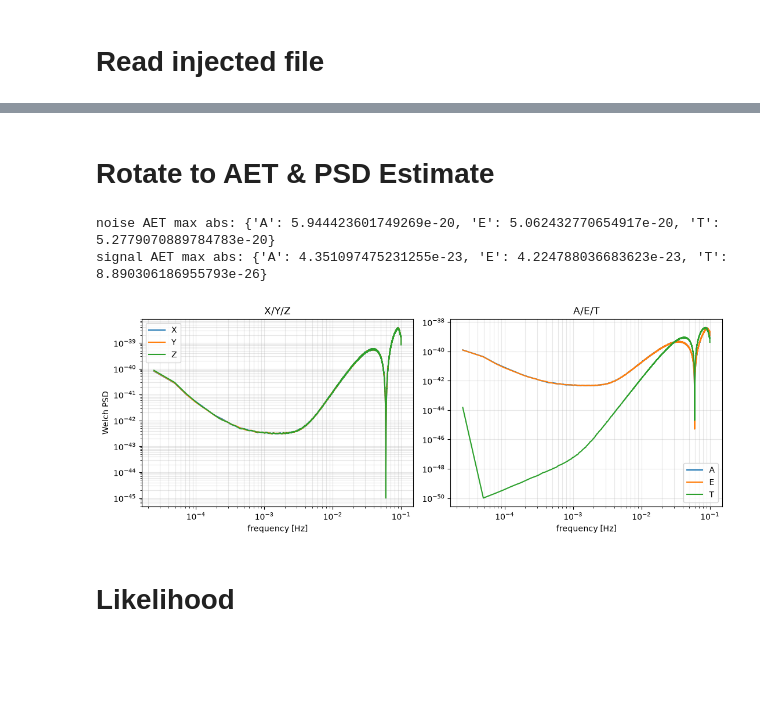
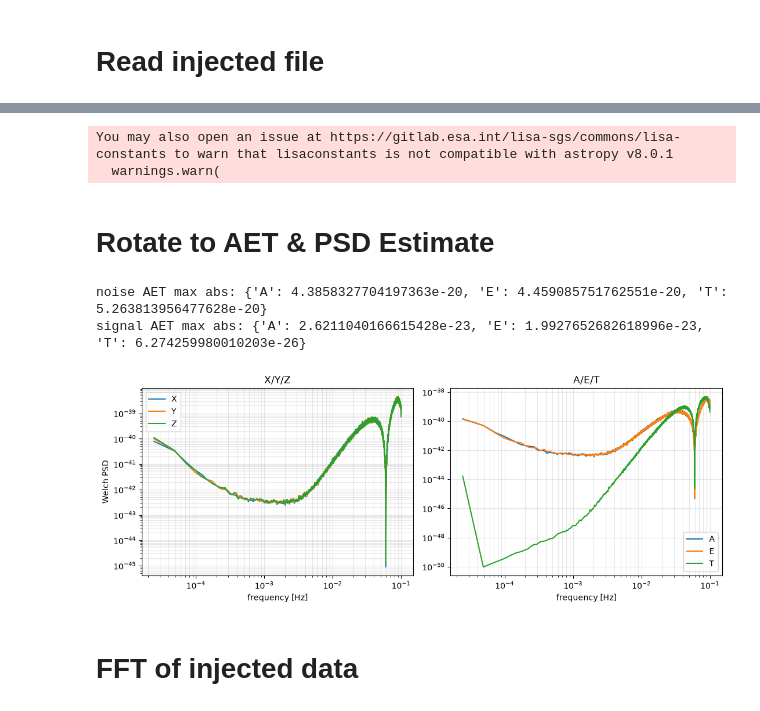
Before and after one commit to verasha/eGB-multi, a Jupyter notebook: notebooks/hmcnc_rec.ipynb, the cells around one changed output, grey strips where cells are left out. Saved outputs shown, nothing was run; the diff lists cells and outputs as text; code cells hidden in the pictures; blank space fills up the shorter version.

```diff
--- a/notebooks/hmcnc_rec.ipynb
+++ b/notebooks/hmcnc_rec.ipynb
@@ -62,6 +63,16 @@ source_params: {
   "phi0": 0.0,
   "fdot": 0.0
 }
+# %%
+state = state_from_lisaorbits(default_lisaorbits("equal"), t)
+geometry = precompute_jax_link_geometry(state)
+
+egb_pytdi_gen = 1
+measurement_order = 3
+delay_order = 3
+# %% [output]
+You may also open an issue at https://gitlab.esa.int/lisa-sgs/commons/lisa-constants to warn that lisaconstants is not compatible with astropy v8.0.1
+  warnings.warn(
 # %% [markdown]
 # Rotate to AET & PSD Estimate
 # %%
@@ -69,44 +80,46 @@ noise_aet = aet_from_xyz(noise_xyz)
 signal_aet = aet_from_xyz(signal_xyz)
 injected_aet = aet_from_xyz(injected_xyz)
 
-print("noise AET max abs:", {ch: float(np.max(np.abs(noise_aet[ch]))) for ch in ("A", "E", "T")})
-print("signal AET max abs:", {ch: float(np.max(np.abs(signal_aet[ch]))) for ch in ("A", "E", "T")})
+print("noise AET max abs:", {ch: float(np.max(np.abs(noise_aet[ch]))) for ch in AET})
+print("signal AET max abs:", {ch: float(np.max(np.abs(signal_aet[ch]))) for ch in AET})
 # %% [output]
-noise AET max abs: {'A': 5.944423601749269e-20, 'E': 5.062432770654917e-20, 'T': 5.2779070889784783e-20}
-signal AET max abs: {'A': 4.351097475231255e-23, 'E': 4.224788036683623e-23, 'T': 8.890306186955793e-26}
+noise AET max abs: {'A': 4.3858327704197363e-20, 'E': 4.459085751762551e-20, 'T': 5.263813956477628e-20}
+signal AET max abs: {'A': 2.6211040166615428e-23, 'E': 1.9927652682618996e-23, 'T': 6.274259980010203e-26}
 # %%
 
 fs = 1.0 / dt
-nperseg = min(8192, noise_xyz["X"].size // 4)
+nperseg = 8192 #like in the paper but do note its for dt=10s
+# get psd on same grid
+# nperseg = noise_xyz["X"].size
 
 psd_xyz, psd_aet = {}, {}
 for ch in XYZ:
     freq, psd_xyz[ch] = welch(noise_xyz[ch], fs=fs, nperseg=nperseg, detrend="constant")
 for ch in AET:
     _, psd_aet[ch] = welch(noise_aet[ch], fs=fs, nperseg=nperseg, detrend="constant")
 
 fig, axes = plt.subplots(1, 2, figsize=(11, 4.2))
 
 for ch in XYZ:
     axes[0].loglog(freq[1:], psd_xyz[ch][1:], label=ch)
 axes[0].set_title("X/Y/Z")
 
 for ch in AET:
     axes[1].loglog(freq[1:], psd_aet[ch][1:], label=ch)
 axes[1].set_title("A/E/T")
 
 for ax in axes:
     ax.set_xlabel("frequency [Hz]")
     ax.grid(alpha=0.3, which="both")
     ax.legend()
 axes[0].set_ylabel("Welch PSD")
 
 fig.tight_layout()
 plt.show()
 # %% [output]
-[figure, old version]
+[figure, new version]
 # %% [markdown]
-# Likelihood
+# FFT of injected data
 # %%
 def fdom(x, dt):
     n = x.size
```
Also changed, not shown: parts of 24 cells of this notebook, 8 other files.
